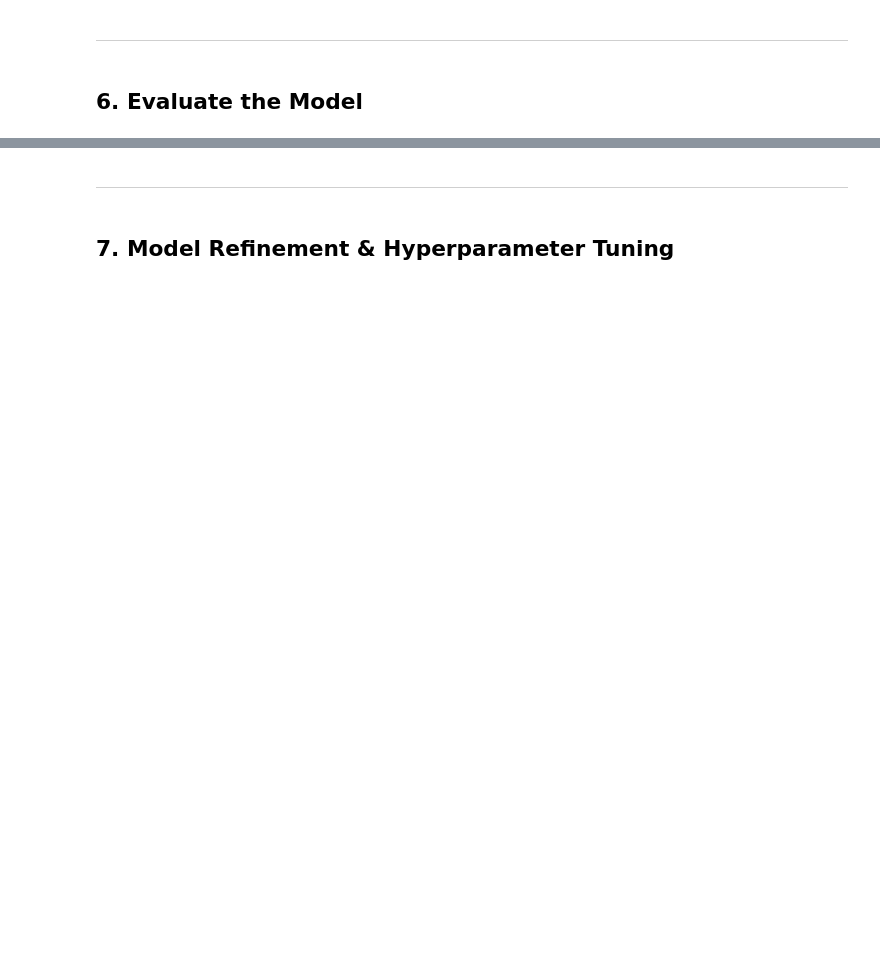
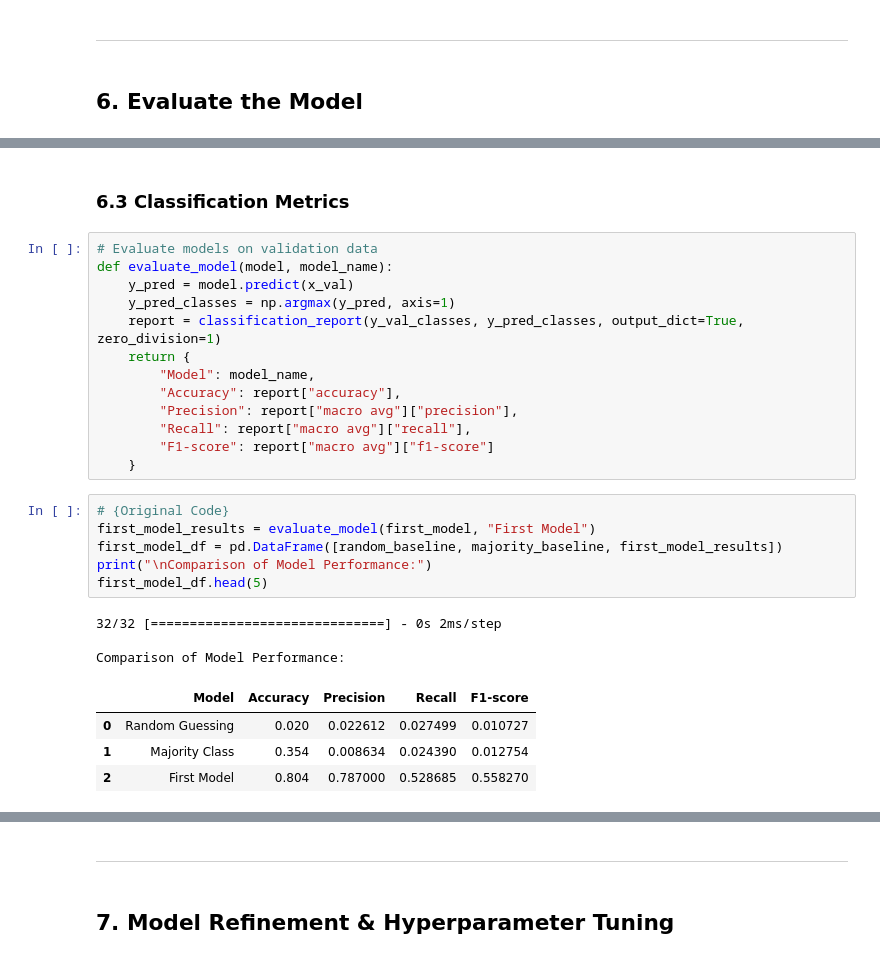
Before and after one commit to zayLatt25/mlnn-finals, a Jupyter notebook: mlnnFinals.ipynb, the cells around one changed output, grey strips where cells are left out. Drawn from its saved outputs; the diff is of its cells as text; blank space fills up the shorter version.

```diff
--- a/mlnnFinals.ipynb
+++ b/mlnnFinals.ipynb
@@ -355,0 +409,29 @@ Test accuracy: 0.7871772050857544
+# %% [markdown]
+### **6.3 Classification Metrics**
+# %%
+# Evaluate models on validation data
+def evaluate_model(model, model_name):
+    y_pred = model.predict(x_val)
+    y_pred_classes = np.argmax(y_pred, axis=1)
+    report = classification_report(y_val_classes, y_pred_classes, output_dict=True, zero_division=1)
+    return {
+        "Model": model_name,
+        "Accuracy": report["accuracy"],
+        "Precision": report["macro avg"]["precision"],
+        "Recall": report["macro avg"]["recall"],
+        "F1-score": report["macro avg"]["f1-score"]
+    }
+# %%
+# {Original Code}
+first_model_results = evaluate_model(first_model, "First Model")
+first_model_df = pd.DataFrame([random_baseline, majority_baseline, first_model_results])
+print("\nComparison of Model Performance:")
+first_model_df.head(5)
+# %% [output]
+32/32 [==============================] - 0s 2ms/step
+
+Comparison of Model Performance:
+|  | Model | Accuracy | Precision | Recall | F1-score |
+| 0 | Random Guessing | 0.020 | 0.022612 | 0.027499 | 0.010727 |
+| 1 | Majority Class | 0.354 | 0.008634 | 0.024390 | 0.012754 |
+| 2 | First Model | 0.804 | 0.787000 | 0.528685 | 0.558270 |
```
Also changed, not shown: parts of 51 cells of this notebook.
